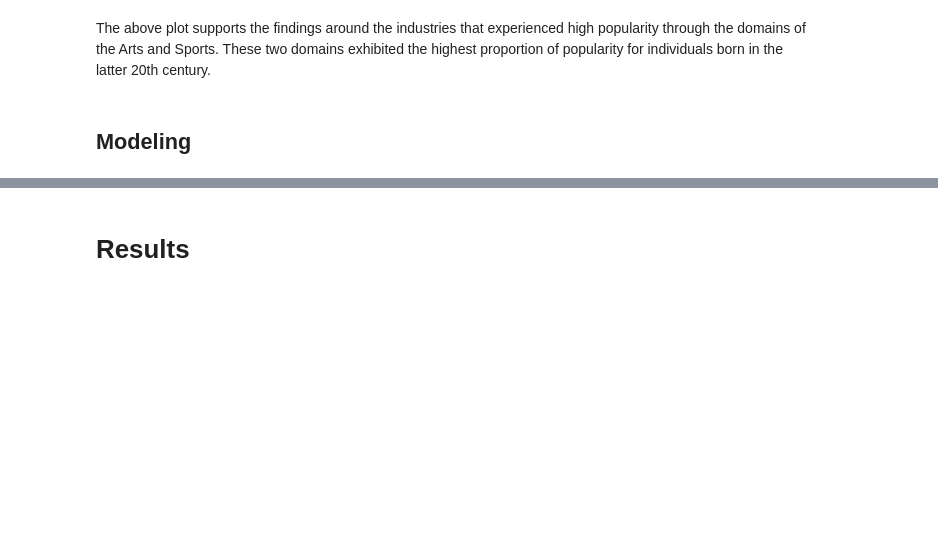
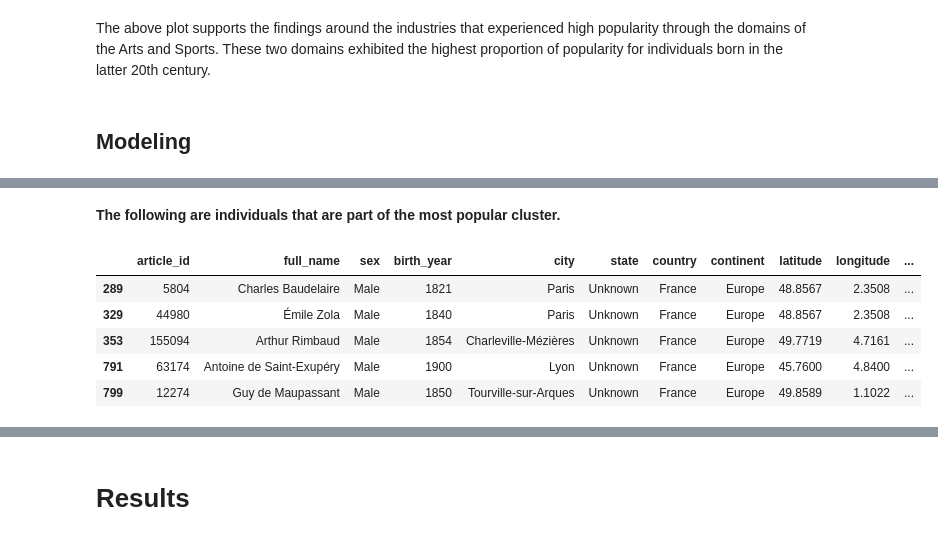
Before and after one commit to tbahng/ist652-final_project, a Jupyter notebook: Final_Project_Report.ipynb, the cells around one changed output, grey strips where cells are left out. Cells and saved outputs as stored; diff of their text form; code cells hidden in the pictures; blank space fills up the shorter version.

```diff
--- a/Final_Project_Report.ipynb
+++ b/Final_Project_Report.ipynb
@@ -550,0 +718,11 @@ The above plot supports the findings around the industries that experienced high
+# %% [markdown]
+**The following are individuals that are part of the most popular cluster.**
+# %%
+dfEval.loc[labels == 0,]
+# %% [output]
+|  | article_id | full_name | sex | birth_year | city | state | country | continent | latitude | longitude | ... |
+| 289 | 5804 | Charles Baudelaire | Male | 1821 | Paris | Unknown | France | Europe | 48.8567 | 2.3508 | ... |
+| 329 | 44980 | Émile Zola | Male | 1840 | Paris | Unknown | France | Europe | 48.8567 | 2.3508 | ... |
+| 353 | 155094 | Arthur Rimbaud | Male | 1854 | Charleville-Mézières | Unknown | France | Europe | 49.7719 | 4.7161 | ... |
+| 791 | 63174 | Antoine de Saint-Exupéry | Male | 1900 | Lyon | Unknown | France | Europe | 45.7600 | 4.8400 | ... |
+| 799 | 12274 | Guy de Maupassant | Male | 1850 | Tourville-sur-Arques | Unknown | France | Europe | 49.8589 | 1.1022 | ... |
```
Also changed, not shown: parts of 38 cells of this notebook.
